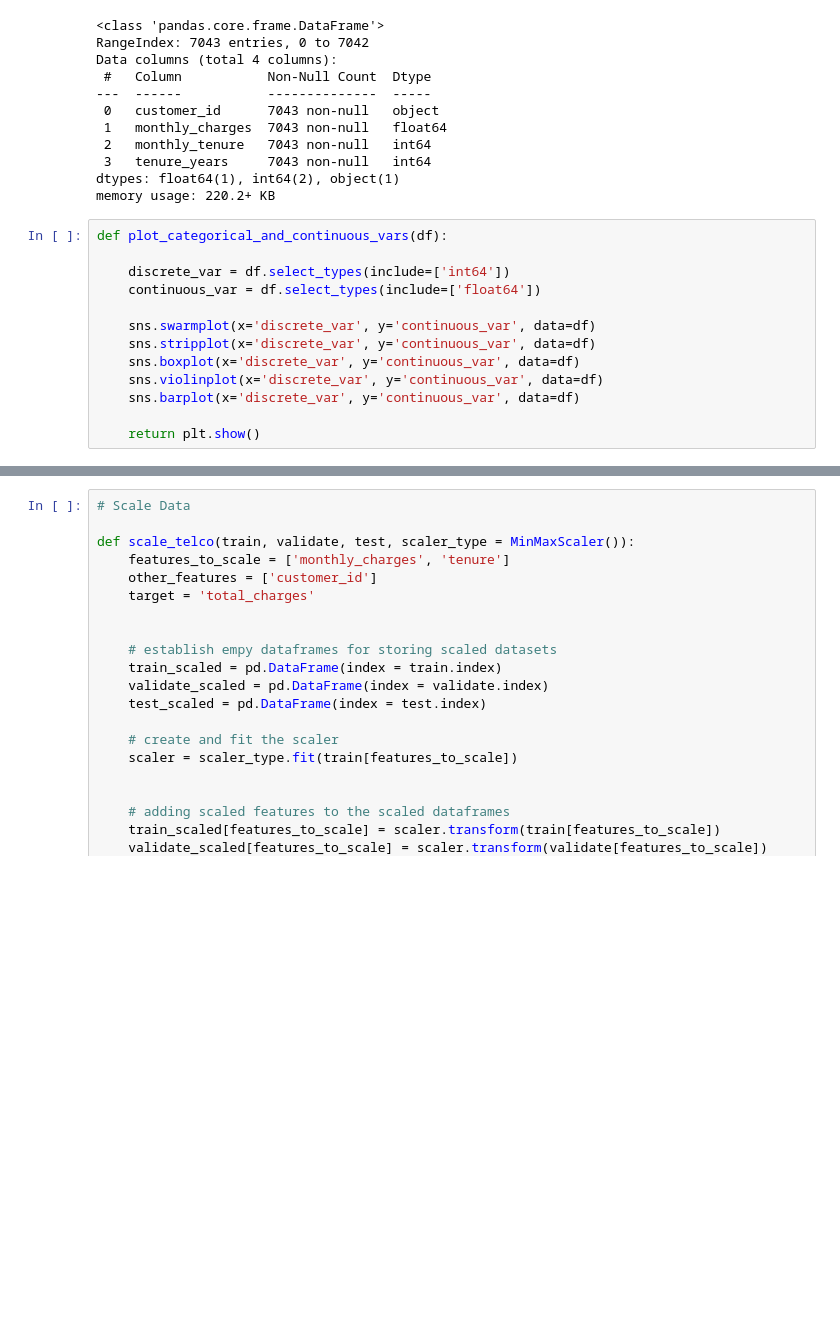
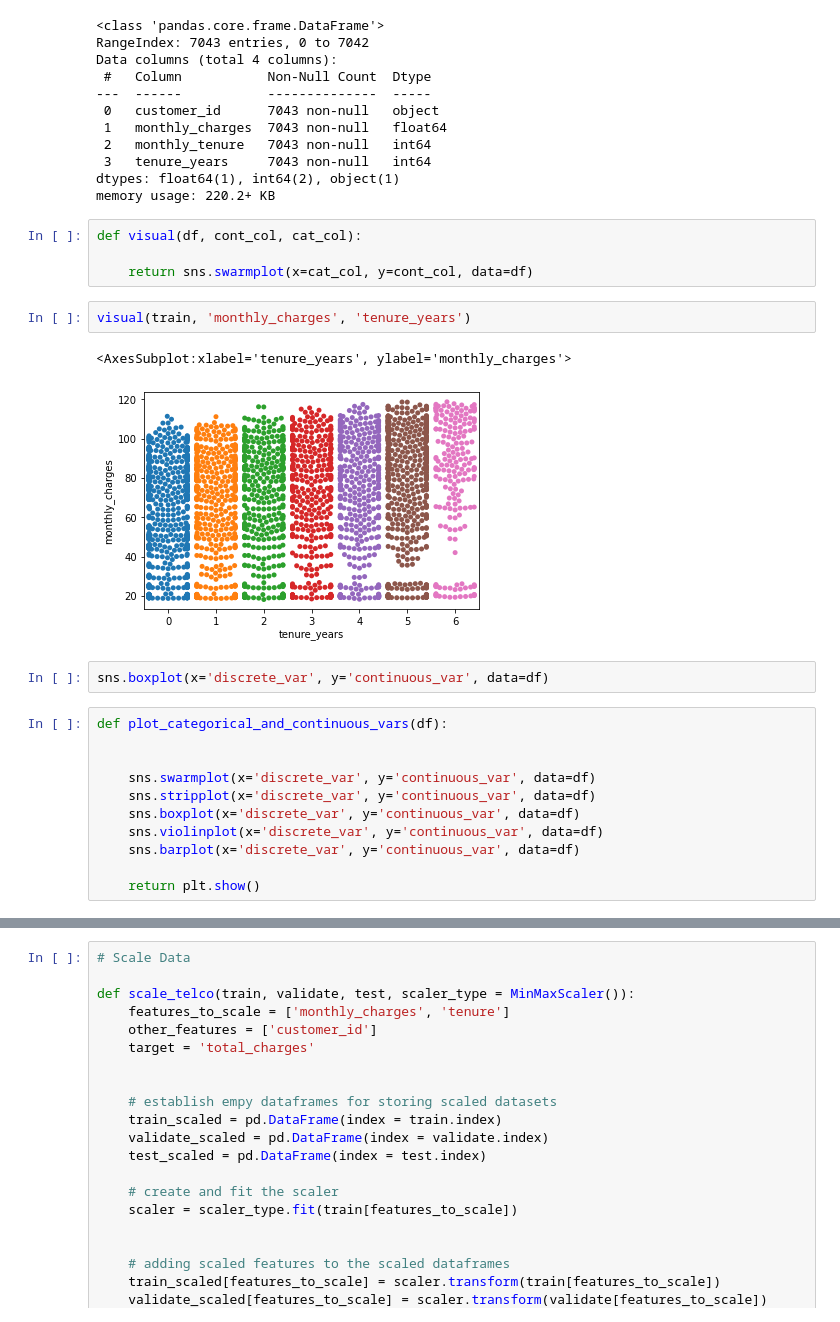
Before and after one commit to rachelrobbinsmayhill/regression-exercises, a Jupyter notebook: explore.ipynb, the cells around one changed output, grey strips where cells are left out. Drawn from its saved outputs; the diff is of its cells as text; blank space fills up the shorter version.

```diff
--- a/explore.ipynb
+++ b/explore.ipynb
@@ -206,11 +224,20 @@ Data columns (total 4 columns):
  3   tenure_years     7043 non-null   int64
 dtypes: float64(1), int64(2), object(1)
 memory usage: 220.2+ KB
+# %%
+def visual(df, cont_col, cat_col):
+
+    return sns.swarmplot(x=cat_col, y=cont_col, data=df)
+# %%
+visual(train, 'monthly_charges', 'tenure_years')
+# %% [output]
+<AxesSubplot:xlabel='tenure_years', ylabel='monthly_charges'>
+[figure, added]
+# %%
+sns.boxplot(x='discrete_var', y='continuous_var', data=df)
 # %%
 def plot_categorical_and_continuous_vars(df):
 
-    discrete_var = df.select_types(include=['int64'])
-    continuous_var = df.select_types(include=['float64'])
 
     sns.swarmplot(x='discrete_var', y='continuous_var', data=df)
     sns.stripplot(x='discrete_var', y='continuous_var', data=df)
```
Also changed, not shown: parts of 4 cells of this notebook.
